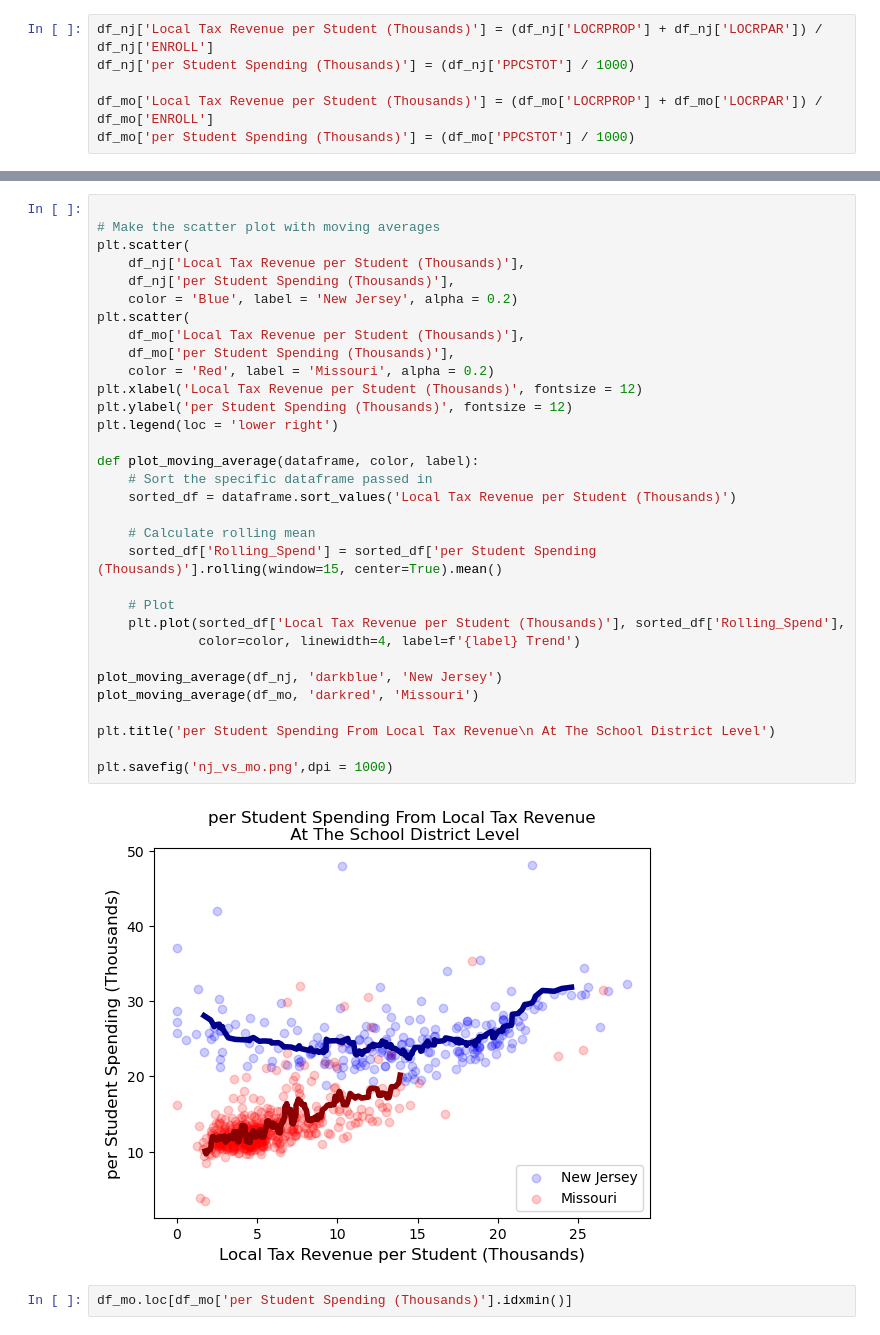
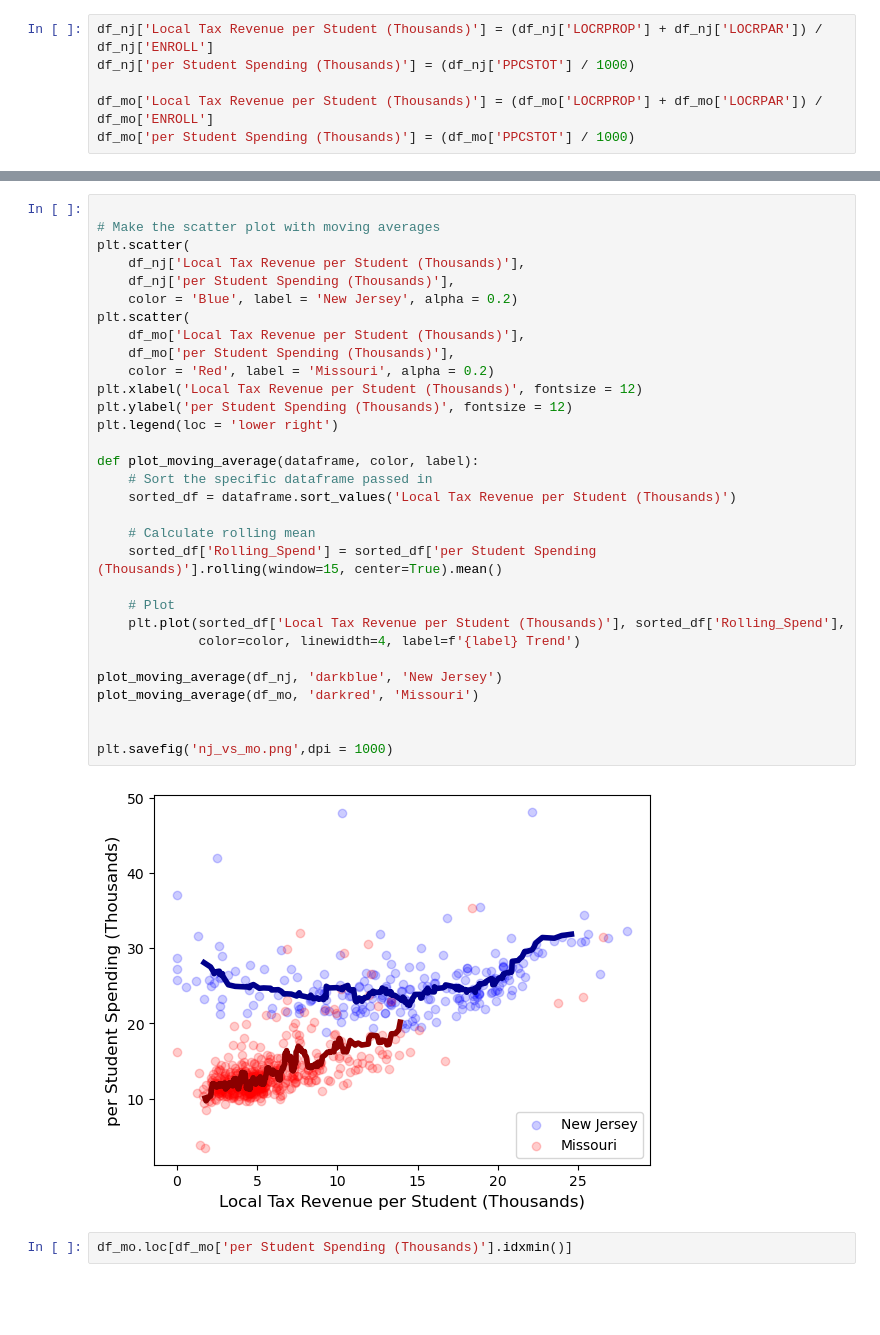
Before and after one commit to holmess2013/Beyond_The_Tribe, a Jupyter notebook: The_outdated_law_responsible_for_our_failing_school_system/NJ_and_MO_analysis.ipynb, the cells around one changed output, grey strips where cells are left out. Drawn from its saved outputs; the diff is of its cells as text; blank space fills up the shorter version.

```diff
--- a/The_outdated_law_responsible_for_our_failing_school_system/NJ_and_MO_analysis.ipynb
+++ b/The_outdated_law_responsible_for_our_failing_school_system/NJ_and_MO_analysis.ipynb
@@ -133,35 +137,34 @@ df_mo.head(3)
 # Make the scatter plot with moving averages
 plt.scatter(
     df_nj['Local Tax Revenue per Student (Thousands)'],
     df_nj['per Student Spending (Thousands)'],
     color = 'Blue', label = 'New Jersey', alpha = 0.2)
 plt.scatter(
     df_mo['Local Tax Revenue per Student (Thousands)'],
     df_mo['per Student Spending (Thousands)'],
     color = 'Red', label = 'Missouri', alpha = 0.2)
 plt.xlabel('Local Tax Revenue per Student (Thousands)', fontsize = 12)
 plt.ylabel('per Student Spending (Thousands)', fontsize = 12)
 plt.legend(loc = 'lower right')
 
 def plot_moving_average(dataframe, color, label):
     # Sort the specific dataframe passed in
     sorted_df = dataframe.sort_values('Local Tax Revenue per Student (Thousands)')
 
     # Calculate rolling mean
     sorted_df['Rolling_Spend'] = sorted_df['per Student Spending (Thousands)'].rolling(window=15, center=True).mean()
 
     # Plot
     plt.plot(sorted_df['Local Tax Revenue per Student (Thousands)'], sorted_df['Rolling_Spend'],
              color=color, linewidth=4, label=f'{label} Trend')
 
 plot_moving_average(df_nj, 'darkblue', 'New Jersey')
 plot_moving_average(df_mo, 'darkred', 'Missouri')
 
-plt.title('per Student Spending From Local Tax Revenue\n At The School District Level')
 
 plt.savefig('nj_vs_mo.png',dpi = 1000)
 # %% [output]
-[figure, old version]
+[figure, new version]
 # %%
 df_mo.loc[df_mo['per Student Spending (Thousands)'].idxmin()]
 # %% [output]
```
Also changed, not shown: parts of 2 cells of this notebook, 5 other files.
